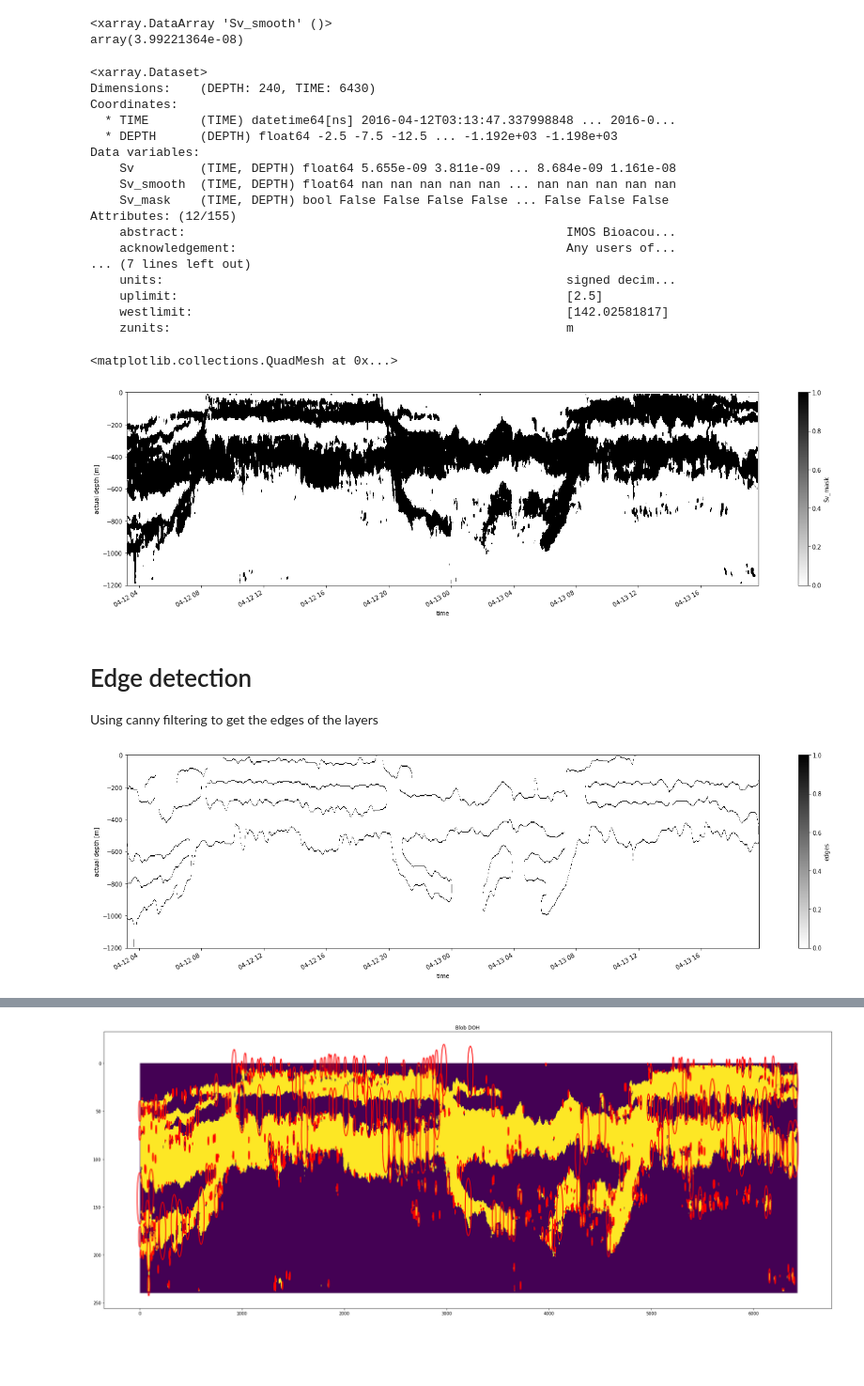
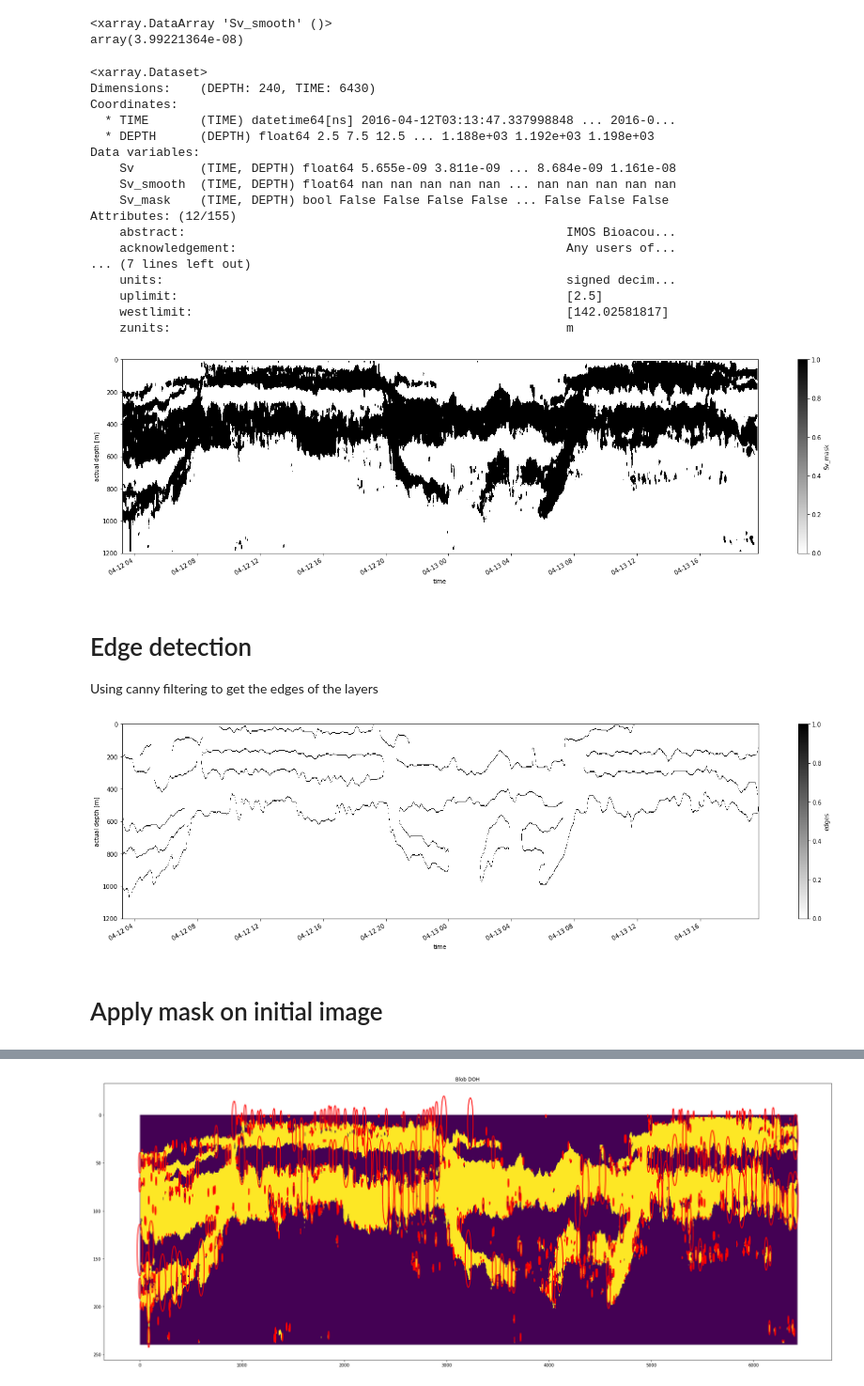
Before and after one commit to loicbachelot/owh-proj-bioacoustics, a Jupyter notebook: bioacoustics/layer_extraction/alternative_methods.ipynb, the cells around one changed output, grey strips where cells are left out. Shown at 94% size. Drawn from its saved outputs; the diff is of its cells as text; code cells hidden in the pictures; blank space fills up the shorter version.

```diff
--- a/bioacoustics/layer_extraction/alternative_methods.ipynb
+++ b/bioacoustics/layer_extraction/alternative_methods.ipynb
@@ -72,7 +75,6 @@ Attributes: (12/155)
 # %%
 ds_s = ds_s.interpolate_na('DEPTH', method="linear", fill_value="extrapolate")
 ds_s = ds_s.dropna('TIME')
-ds_s['DEPTH'] = -ds_s['DEPTH']
 ds_s
 # %% [output]
 <xarray.Dataset>
@@ -120,7 +127,7 @@ ds_s
 Dimensions:    (DEPTH: 240, TIME: 6430)
 Coordinates:
   * TIME       (TIME) datetime64[ns] 2016-04-12T03:13:47.337998848 ... 2016-0...
-  * DEPTH      (DEPTH) float64 -2.5 -7.5 -12.5 ... -1.192e+03 -1.198e+03
+  * DEPTH      (DEPTH) float64 2.5 7.5 12.5 ... 1.188e+03 1.192e+03 1.198e+03
 Data variables:
     Sv         (TIME, DEPTH) float64 5.655e-09 3.811e-09 ... 8.684e-09 1.161e-08
     Sv_smooth  (TIME, DEPTH) float64 nan nan nan nan nan ... nan nan nan nan nan
@@ -135,9 +142,9 @@ Attributes: (12/155)
     zunits:                                                      m
 # %%
 ds_s["Sv_mask"].plot(x='TIME', size=6, aspect=4, cmap="binary")
+plt.gca().invert_yaxis()
 # %% [output]
-<matplotlib.collections.QuadMesh at 0x...>
-[figure, old version]
+[figure, new version]
 # %% [markdown]
 # Edge detection
 
@@ -148,7 +155,10 @@ edges = feature.canny(ds_s['Sv_mask'].data, sigma=11)
 ds_s = ds_s.assign(variables={"edges": (('TIME', 'DEPTH'), edges)})
 # %%
 fig = ds_s["edges"].plot(x='TIME', size=6, aspect=4, cmap="binary").figure
+plt.gca().invert_yaxis()
 # %% [output]
-[figure, old version]
+[figure, new version]
 # %%
 fig.savefig('contours.png')
+# %% [markdown]
+# Apply mask on initial image
```
Also changed, not shown: parts of 15 cells of this notebook.
